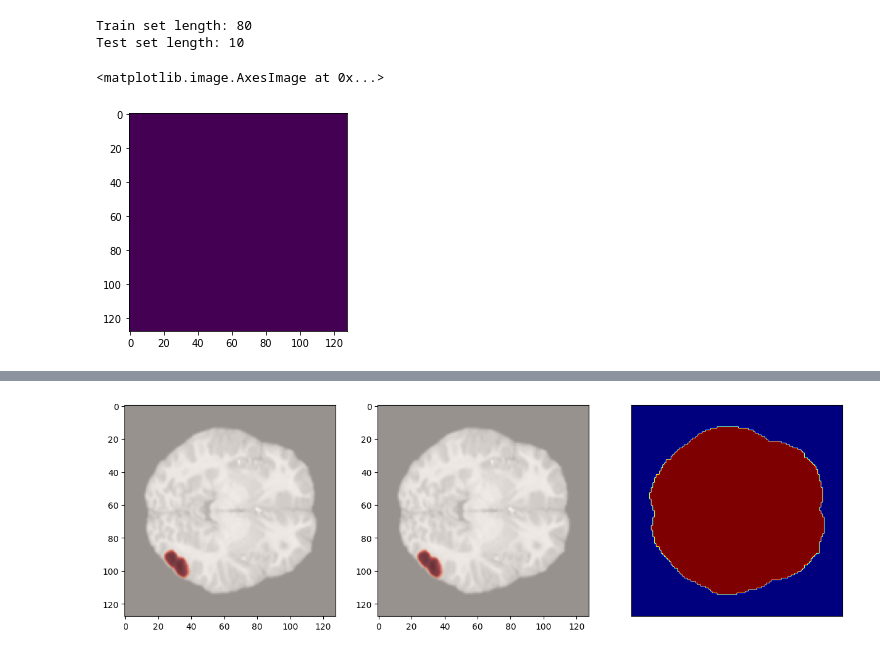
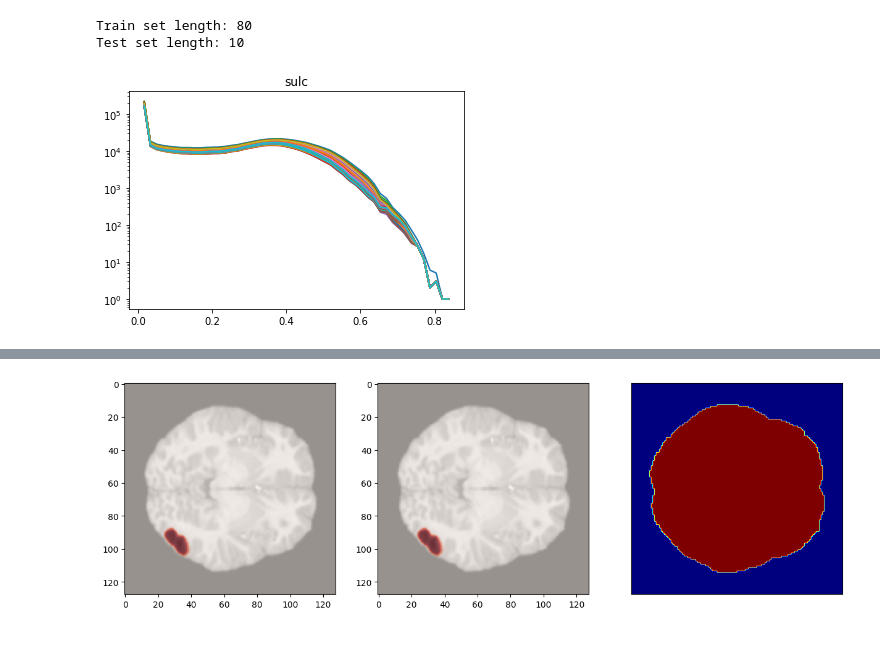
Before and after one commit to blufzzz/FCDNet, a Jupyter notebook: debug.ipynb, the cells around one changed output, grey strips where cells are left out. Cells and saved outputs as stored; diff of their text form; code cells hidden in the pictures.

```diff
--- a/debug.ipynb
+++ b/debug.ipynb
@@ -273,4 +266,4 @@ Using GPU#: 1
 # Check dataloaders
 # %%
 config = configdot.parse_config('configs/config.ini')
-# train_loader, val_loader = setup_dataloaders(config)
+train_loader, val_loader = setup_dataloaders(config)
@@ -329,0 +273,3 @@ def setup_transformations(config):
+# %%
+for data in train_loader:
+    break
@@ -366,5 +310,0 @@ val_loader_aug = DataLoader(monai.data.Dataset(data=val_files, transform=train_t
-# %%
-plt.imshow(seg[:,64,:])
-# %% [output]
-<matplotlib.image.AxesImage at 0x...>
-[figure, removed]
@@ -371,5 +324,21 @@ plt.imshow(seg[:,64,:])
 # %%
+bs = data['image'].shape[0]w
 nbins=50
-h1 = torch.histc(data['image'][0,0][mask > 0], min=0, max=1, bins=nbins).numpy()
-h2 = torch.histc(data['image'][0,1][mask > 0], min=0, max=1, bins=nbins).numpy()
+hists = []
+x_s = []
+for i in tqdm(range(bs)):
+    f_tensor = to_numpy(data['image'][0,1])
+    mask = to_numpy(data['mask'][i,0])
+    hist, bins = np.histogram(f_tensor[mask > 0], bins=nbins)
+    hists.append(hist)
+    x_s.append(bins)
+# %%
+plt.figure()
+for x_i, hist_i in zip(x_s, hists):
+    plt.plot(x_i[1:], hist_i)
+plt.yscale('log')
+plt.title('sulc')
+plt.show()
+# %% [output]
+[figure, added]
 # %%
```
Also changed, not shown: parts of 17 cells of this notebook, 10 other files.
